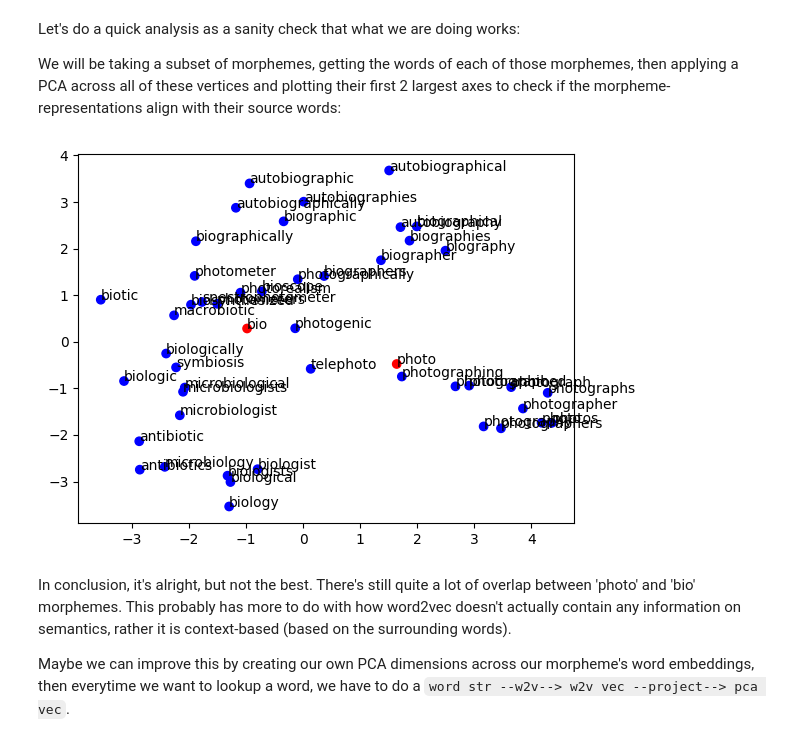
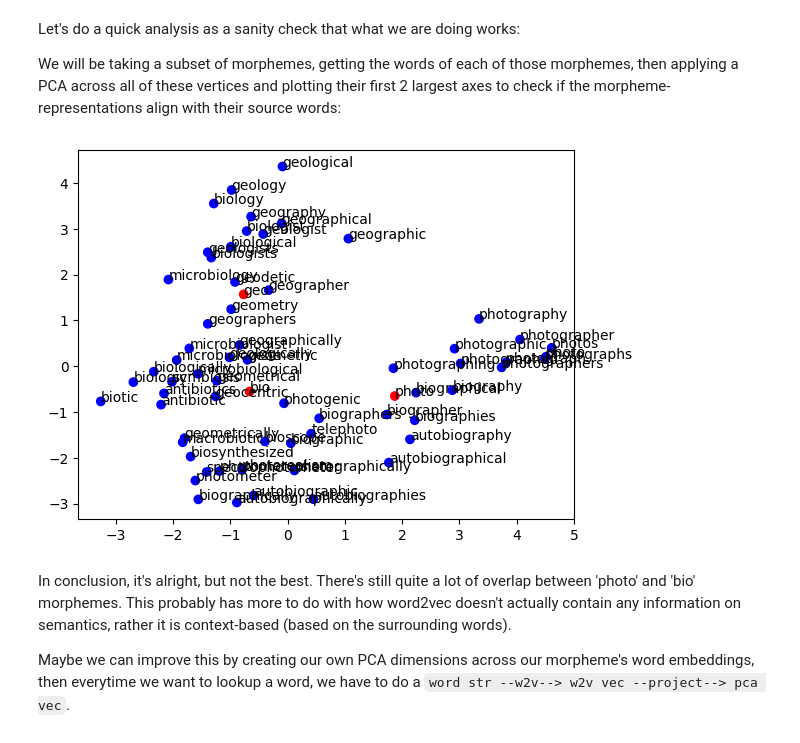
Before and after one commit to kekevi/nlp-morpheme-analyzer, a Jupyter notebook: morpheme_analysis.ipynb, the cells around one changed output. Cells and saved outputs as stored; diff of their text form; code cells hidden in the pictures.

```diff
--- a/morpheme_analysis.ipynb
+++ b/morpheme_analysis.ipynb
@@ -304,16 +306,16 @@ We will be taking a subset of morphemes, getting the words of each of those morp
 # %%
 def morpheme_embedding_sanity_check():
     pca = PCA(n_components=2)
-    subset_morphemes = ['photo', 'bio']
+    subset_morphemes = ['photo', 'bio', 'geo']
     subset_words = [w for m in subset_morphemes for w in MORPHEMES[m] if w in w2v]
     all_labels = subset_morphemes + subset_words
     all_representations = [MORPHEME_EMBED[m] for m in subset_morphemes] + [w2v[w] for w in subset_words]
     result = pca.fit_transform(np.stack(all_representations))
     scatterplot(result, all_labels, ['red']*len(subset_morphemes) + ['blue']*len(subset_words))
 
 morpheme_embedding_sanity_check()
 # %% [output]
-[figure, old version]
+[figure, new version]
 # %% [markdown]
 In conclusion, it's alright, but not the best. There's still quite a lot of overlap between 'photo' and 'bio' morphemes. This probably has more to do with how word2vec doesn't actually contain any information on semantics, rather it is context-based (based on the surrounding words).
 
```
Also changed, not shown: parts of 21 cells of this notebook, 25 other files.
